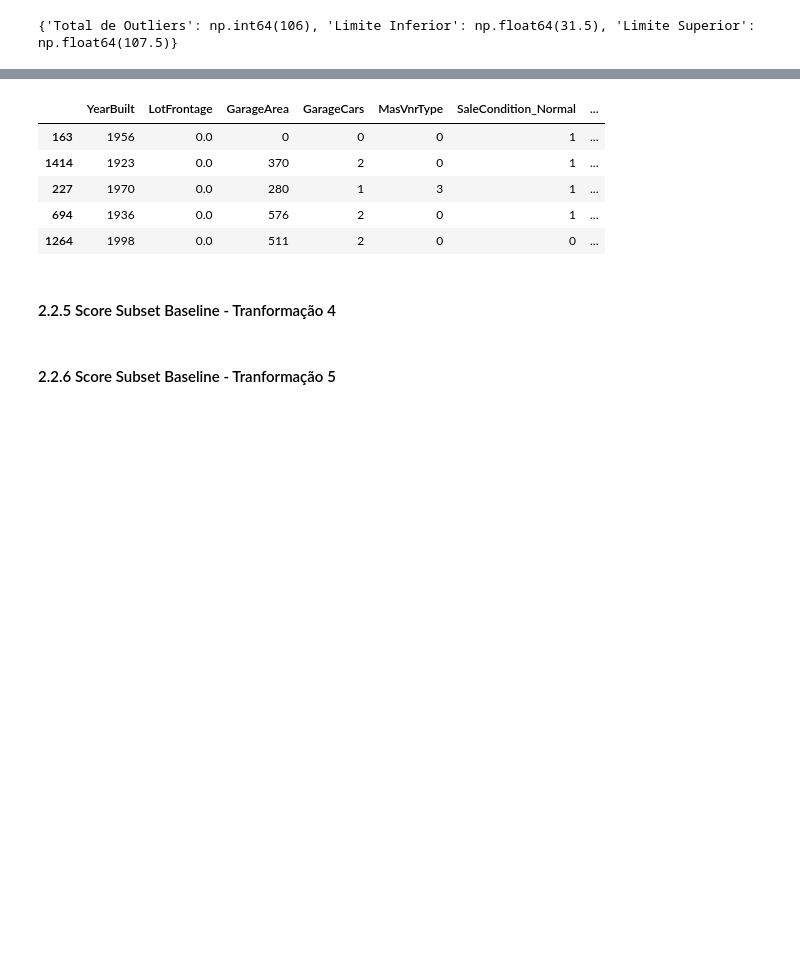
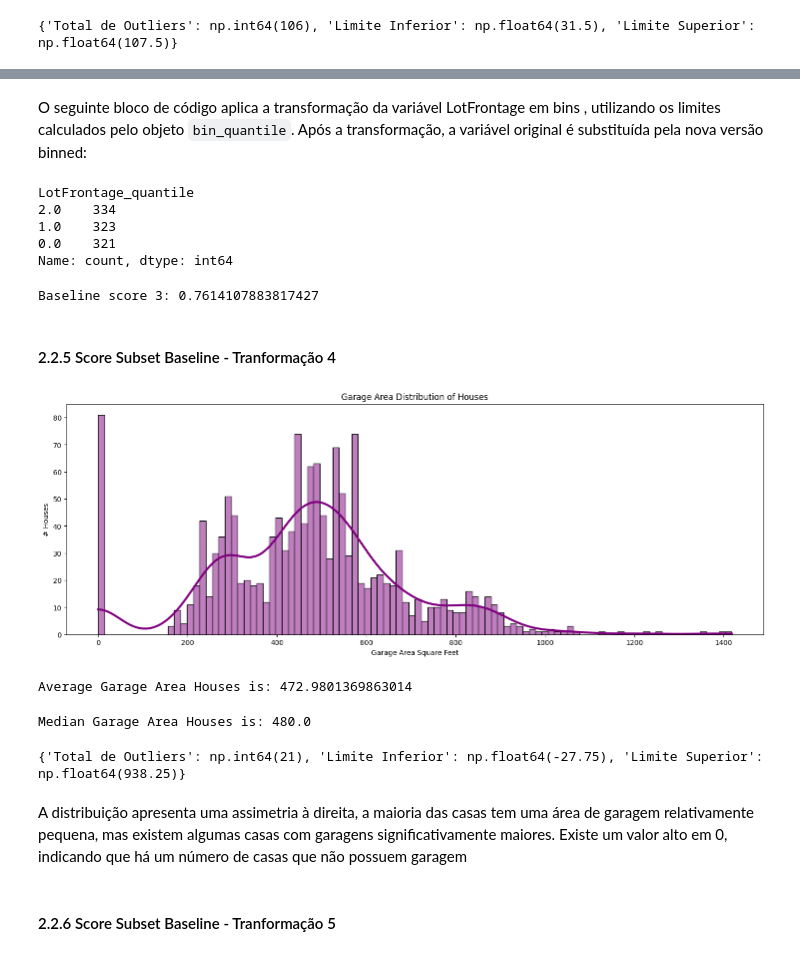
Before and after one commit to pereiranuno/preprocessingdatapt1, a Jupyter notebook: MPPD_project.ipynb, the cells around one changed output, grey strips where cells are left out. Drawn from its saved outputs; the diff is of its cells as text; code cells hidden in the pictures; blank space fills up the shorter version.

```diff
--- a/MPPD_project.ipynb
+++ b/MPPD_project.ipynb
@@ -968,15 +976,46 @@ KBinsDiscretizer(encode='ordinal', n_bins=3, strategy='uniform')
-# %%
-train_df_iter3['LotFrontage'] = bin_uniform.transform(train_df_iter3[['LotFrontage']])
-train_df_iter3.head()
-# %% [output]
-|  | YearBuilt | LotFrontage | GarageArea | GarageCars | MasVnrType | SaleCondition_Normal | ... |
-| 163 | 1956 | 0.0 | 0 | 0 | 0 | 1 | ... |
-| 1414 | 1923 | 0.0 | 370 | 2 | 0 | 1 | ... |
-| 227 | 1970 | 0.0 | 280 | 1 | 3 | 1 | ... |
-| 694 | 1936 | 0.0 | 576 | 2 | 0 | 1 | ... |
-| 1264 | 1998 | 0.0 | 511 | 2 | 0 | 0 | ... |
+# %% [markdown]
+O seguinte bloco de código aplica a transformação da variável LotFrontage em bins , utilizando os limites calculados pelo objeto `bin_quantile`. Após a transformação, a variável original é substituída pela nova versão binned:
+# %%
+train_df_iter3['LotFrontage_quantile'] = bin_quantile.transform(train_df_iter3[['LotFrontage']])
+test_df_iter3['LotFrontage_quantile'] = bin_quantile.transform(test_df_iter3[['LotFrontage']])
+train_df_iter3.drop(['LotFrontage'], axis=1, inplace=True)
+test_df_iter3.drop(['LotFrontage'], axis=1, inplace=True)
+
+train_df_iter3['LotFrontage_quantile'].value_counts()
+# %% [output]
+LotFrontage_quantile
+2.0    334
+1.0    323
+0.0    321
+Name: count, dtype: int64
+# %%
+baseline_score3 = score_approach(train_df_iter3,test_df_iter3, 'SalesPriceTarget')
+print(f"Baseline score 3: {baseline_score3}")
+# %% [output]
+Baseline score 3: 0.7614107883817427
 # %% [markdown]
 #### 2.2.5  Score Subset Baseline - Tranformação 4
+# %%
+plot_histogram(baseline_df, 'GarageArea', bins=100, kde=True, line_width=3, title='Garage Area Distribution of Houses', xlabel='Garage Area Square Feet', ylabel='# Houses',color='purple')
+# %% [output]
+[figure, added]
+# %%
+#Calculate the mean Garage Area Houses.
+print(f'Average Garage Area Houses is: {baseline_df.GarageArea.mean()}')
+# %% [output]
+Average Garage Area Houses is: 472.9801369863014
+# %%
+#Calculate the median Garage Area Houses.
+print(f'Median Garage Area Houses is: {baseline_df.GarageArea.median()}')
+# %% [output]
+Median Garage Area Houses is: 480.0
+# %%
+outlierinfo = detect_outliers_iqr(baseline_df, 'GarageArea')
+print(outlierinfo[0])
+# %% [output]
+{'Total de Outliers': np.int64(21), 'Limite Inferior': np.float64(-27.75), 'Limite Superior': np.float64(938.25)}
+# %% [markdown]
+A distribuição apresenta uma assimetria à direita, a maioria das casas tem uma área de garagem relativamente pequena, mas existem algumas casas com garagens significativamente maiores. Existe um valor alto em 0, indicando que há um número de casas que não possuem garagem
 # %% [markdown]
 #### 2.2.6  Score Subset Baseline - Tranformação 5
 # %% [markdown]
```
Also changed, not shown: parts of 20 cells of this notebook.
